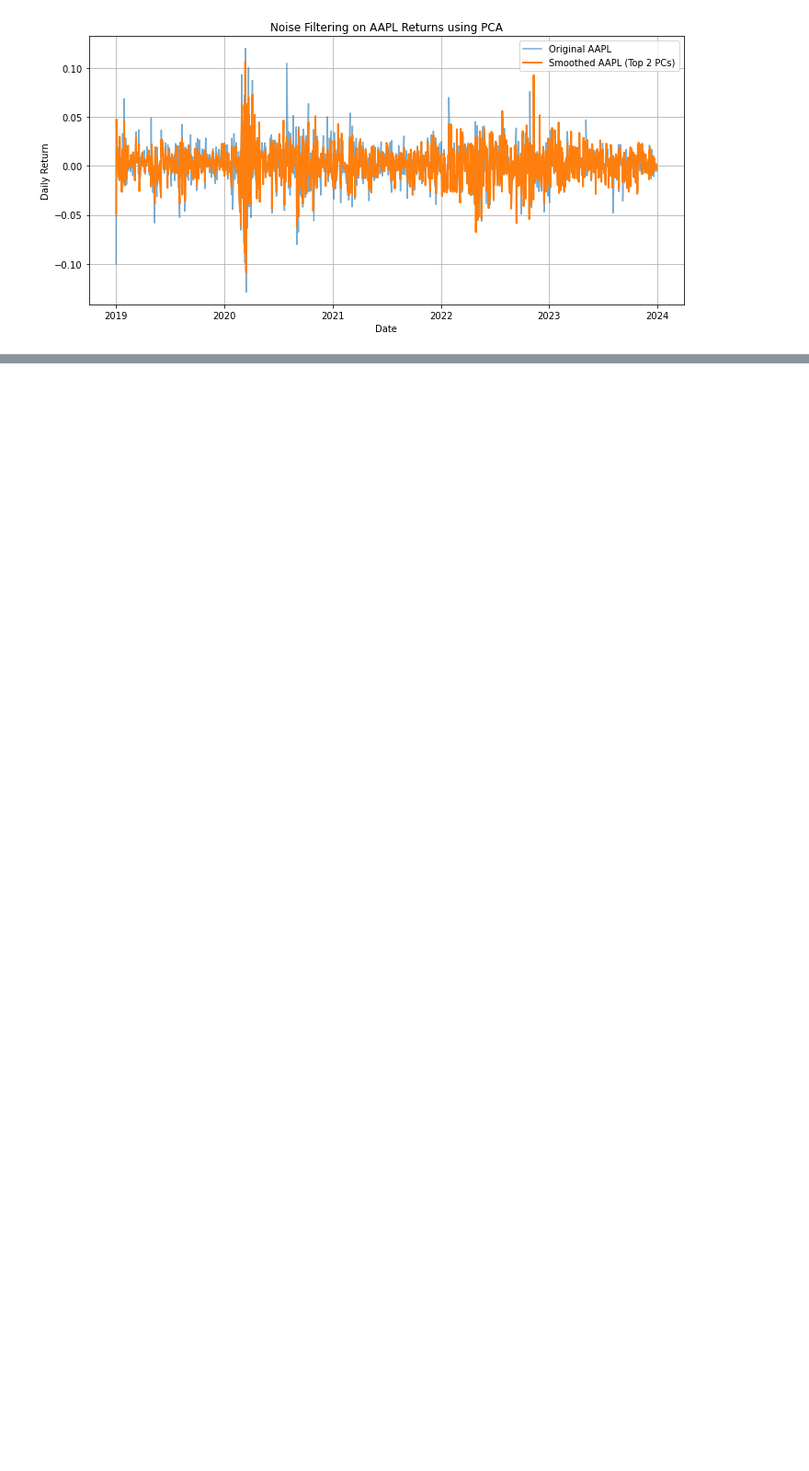
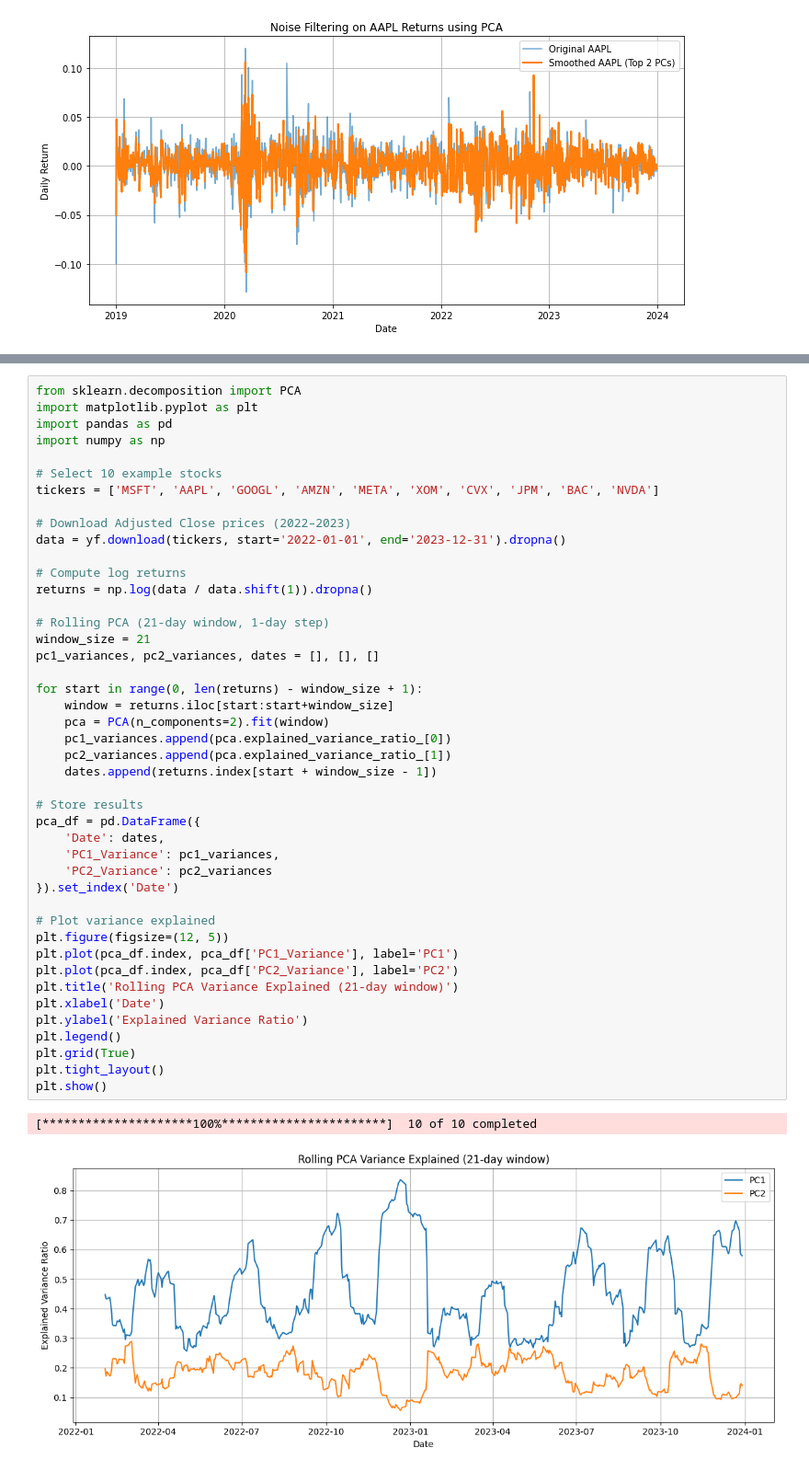
Before and after one commit to Junbili/CMSC-35300-Final-Project, a Jupyter notebook: CMSC 35300 Project Proposal.ipynb, the cells around one changed output, grey strips where cells are left out. Shown at 92% size. Saved outputs shown, nothing was run; the diff lists cells and outputs as text; blank space fills up the shorter version.

Commit message:
some basice rolling windo practices

```diff
--- a/CMSC 35300 Project Proposal.ipynb
+++ b/CMSC 35300 Project Proposal.ipynb
@@ -138,0 +217,47 @@ plt.show()
+# %%
+from sklearn.decomposition import PCA
+import matplotlib.pyplot as plt
+import pandas as pd
+import numpy as np
+
+# Select 10 example stocks
+tickers = ['MSFT', 'AAPL', 'GOOGL', 'AMZN', 'META', 'XOM', 'CVX', 'JPM', 'BAC', 'NVDA']
+
+# Download Adjusted Close prices (2022–2023)
+data = yf.download(tickers, start='2022-01-01', end='2023-12-31').dropna()
+
+# Compute log returns
+returns = np.log(data / data.shift(1)).dropna()
+
+# Rolling PCA (21-day window, 1-day step)
+window_size = 21
+pc1_variances, pc2_variances, dates = [], [], []
+
+for start in range(0, len(returns) - window_size + 1):
+    window = returns.iloc[start:start+window_size]
+    pca = PCA(n_components=2).fit(window)
+    pc1_variances.append(pca.explained_variance_ratio_[0])
+    pc2_variances.append(pca.explained_variance_ratio_[1])
+    dates.append(returns.index[start + window_size - 1])
+
+# Store results
+pca_df = pd.DataFrame({
+    'Date': dates,
+    'PC1_Variance': pc1_variances,
+    'PC2_Variance': pc2_variances
+}).set_index('Date')
+
+# Plot variance explained
+plt.figure(figsize=(12, 5))
+plt.plot(pca_df.index, pca_df['PC1_Variance'], label='PC1')
+plt.plot(pca_df.index, pca_df['PC2_Variance'], label='PC2')
+plt.title('Rolling PCA Variance Explained (21-day window)')
+plt.xlabel('Date')
+plt.ylabel('Explained Variance Ratio')
+plt.legend()
+plt.grid(True)
+plt.tight_layout()
+plt.show()
+# %% [output]
+[*********************100%***********************]  10 of 10 completed
+[figure, added]
```
Also changed, not shown: parts of 5 cells of this notebook.
